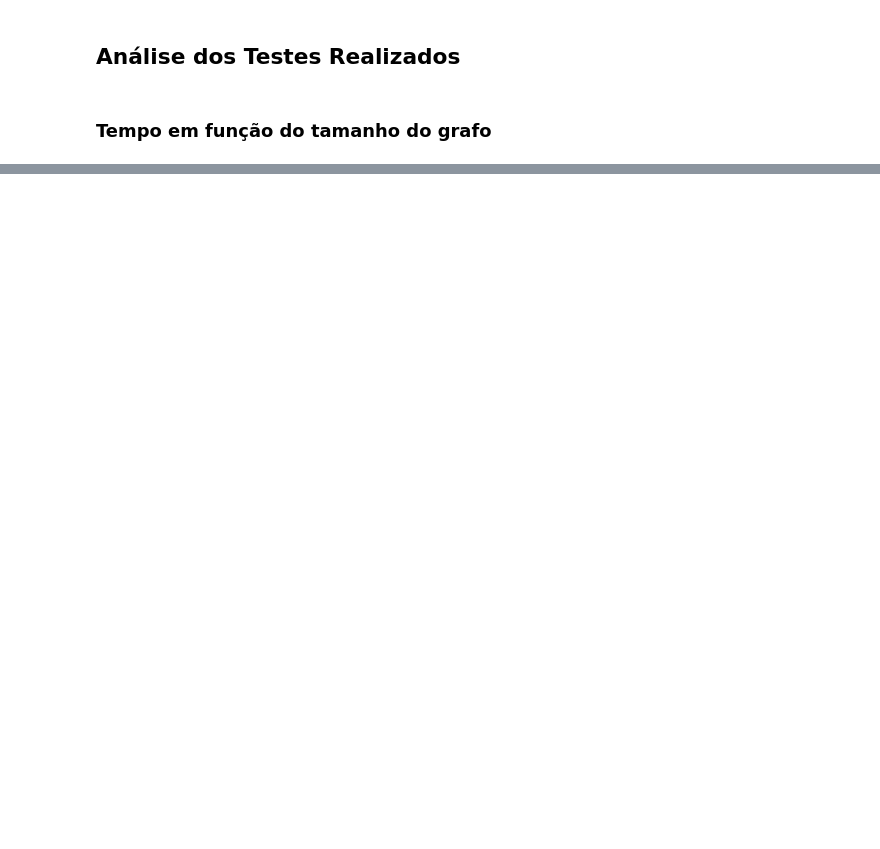
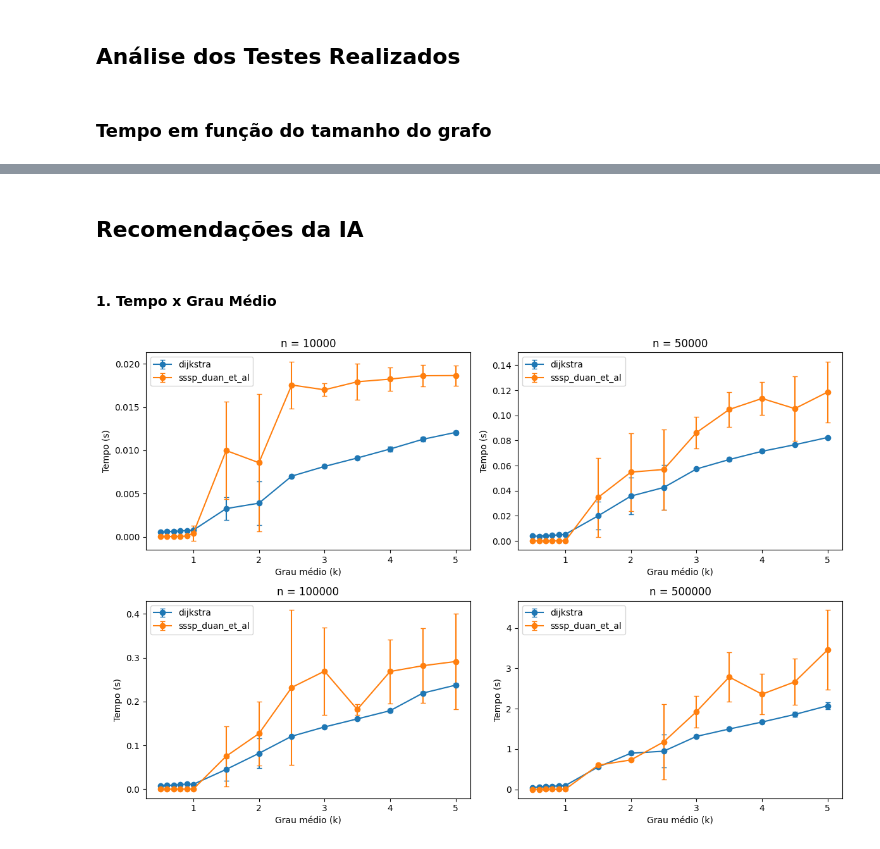
Before and after one commit to erick1-618/tcc_graphs, a Jupyter notebook: analysis.ipynb, the cells around one changed output, grey strips where cells are left out. Cells and saved outputs as stored; diff of their text form; code cells hidden in the pictures; blank space fills up the shorter version.

```diff
--- a/analysis.ipynb
+++ b/analysis.ipynb
@@ -41,0 +43,52 @@ for num in num_vertices:
+# %% [markdown]
+## Recomendações da IA
+# %% [markdown]
+#### 1. Tempo x Grau Médio
+# %%
+import pandas as pd
+import matplotlib.pyplot as plt
+import seaborn as sns
+
+df = pd.read_csv("data/more_sparse.csv")
+
+summary = (
+    df.groupby(
+        ["num_vertices", "avg_degree_k", "algorithm"]
+    )["execution_time"]
+    .agg(["mean", "std"])
+    .reset_index()
+)
+
+fig, axes = plt.subplots(2, 2, figsize=(12, 8))
+axes = axes.flatten()
+
+for ax, n in zip(axes, sorted(df["num_vertices"].unique())):
+
+    subset = summary[
+        summary["num_vertices"] == n
+    ]
+
+    for alg in subset["algorithm"].unique():
+
+        data = subset[
+            subset["algorithm"] == alg
+        ]
+
+        ax.errorbar(
+            data["avg_degree_k"],
+            data["mean"],
+            yerr=data["std"],
+            marker="o",
+            capsize=3,
+            label=alg
+        )
+
+    ax.set_title(f"n = {n}")
+    ax.set_xlabel("Grau médio (k)")
+    ax.set_ylabel("Tempo (s)")
+    ax.legend()
+
+plt.tight_layout()
+plt.show()
+# %% [output]
+[figure, added]
```
Also changed, not shown: parts of 7 cells of this notebook.
